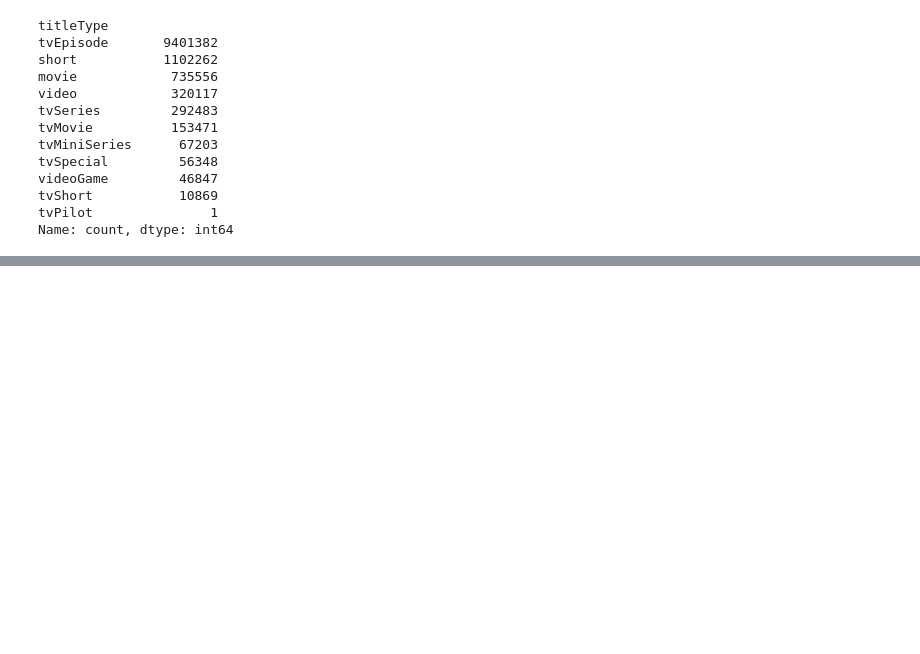
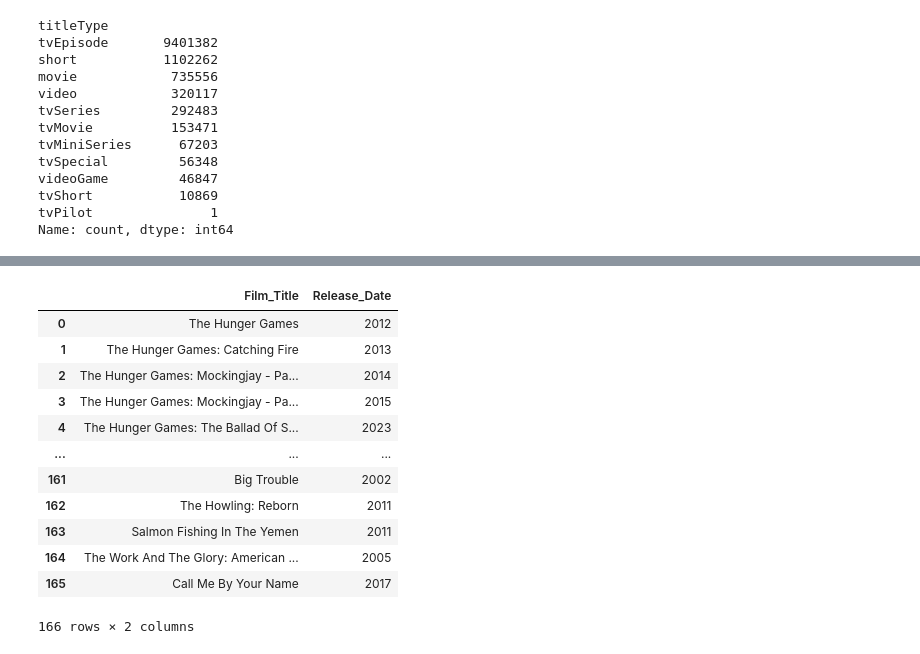
Before and after one commit to BigECire/eric-capstone, a Jupyter notebook: notebooks/imdb_data.ipynb, the cells around one changed output, grey strips where cells are left out. Drawn from its saved outputs; the diff is of its cells as text; code cells hidden in the pictures; blank space fills up the shorter version.

```diff
--- a/notebooks/imdb_data.ipynb
+++ b/notebooks/imdb_data.ipynb
@@ -82,0 +118,17 @@ Name: count, dtype: int64
+# %%
+movie_list = the_book_list[['Film_Title', 'Release_Date']].drop_duplicates()
+movie_list
+# %% [output]
+|  | Film_Title | Release_Date |
+| 0 | The Hunger Games | 2012 |
+| 1 | The Hunger Games: Catching Fire | 2013 |
+| 2 | The Hunger Games: Mockingjay - Pa... | 2014 |
+| 3 | The Hunger Games: Mockingjay - Pa... | 2015 |
+| 4 | The Hunger Games: The Ballad Of S... | 2023 |
+| ... | ... | ... |
+| 161 | Big Trouble | 2002 |
+| 162 | The Howling: Reborn | 2011 |
+| 163 | Salmon Fishing In The Yemen | 2011 |
+| 164 | The Work And The Glory: American ... | 2005 |
+| 165 | Call Me By Your Name | 2017 |
+166 rows × 2 columns
```
Also changed, not shown: parts of 6 cells of this notebook.
